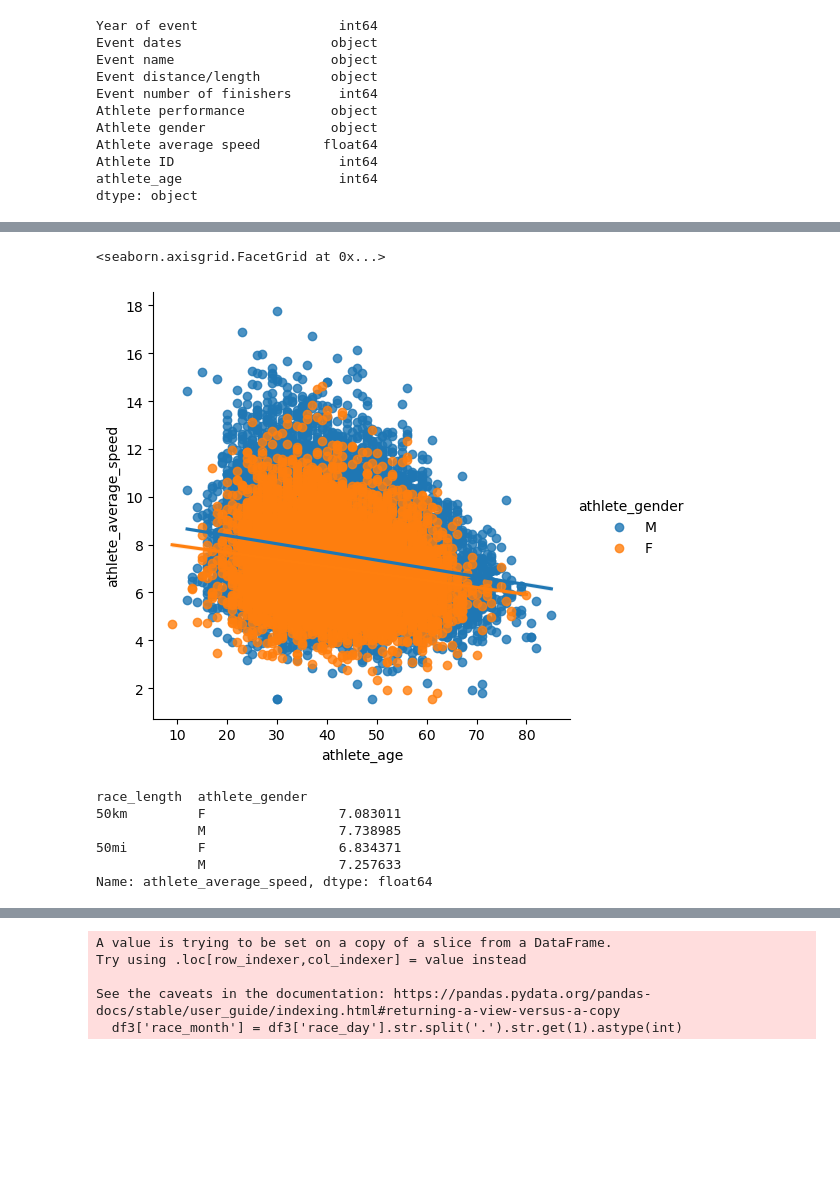
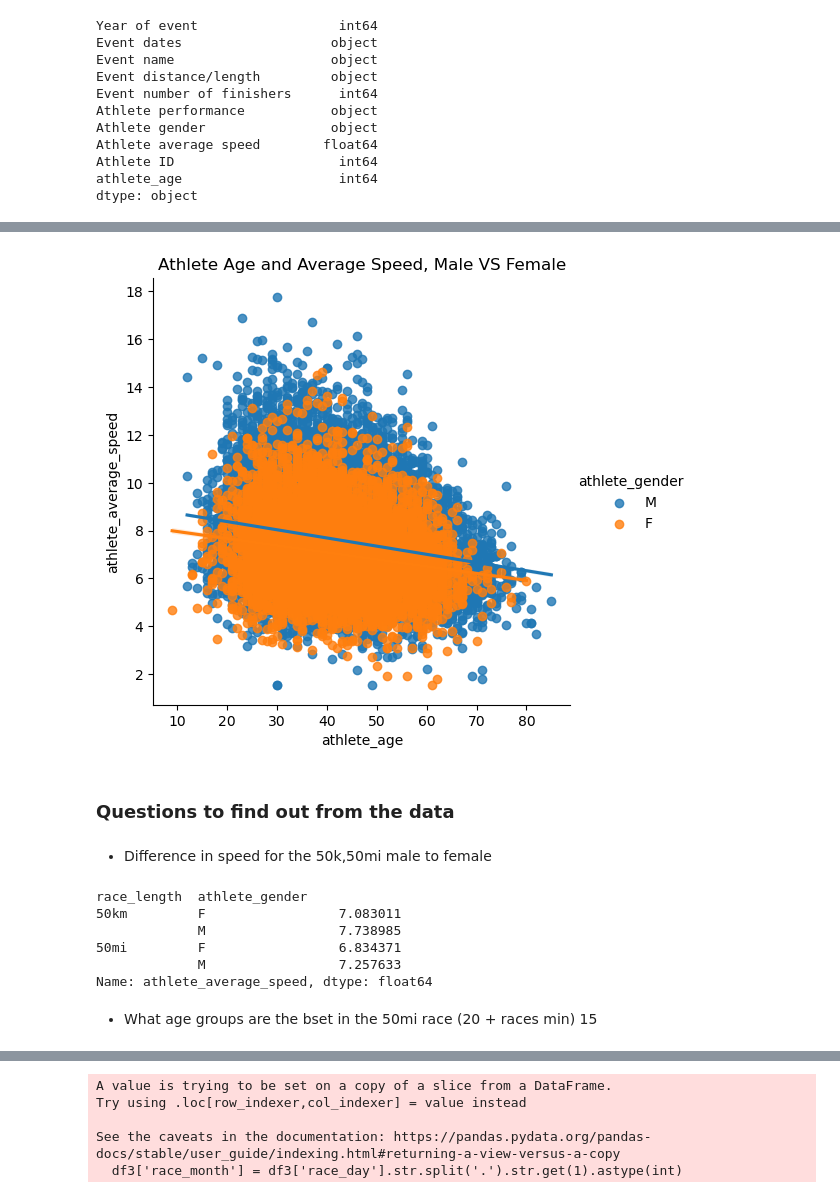
Before and after one commit to GiwonLee1999/Marathon-Analysis, a Jupyter notebook: EDA/Marathon.ipynb, the cells around one changed output, grey strips where cells are left out. Saved outputs shown, nothing was run; the diff lists cells and outputs as text; code cells hidden in the pictures; blank space fills up the shorter version.

```diff
--- a/EDA/Marathon.ipynb
+++ b/EDA/Marathon.ipynb
@@ -390,5 +402,6 @@ sns.violinplot(data=df3, x='race_length', y='athlete_average_speed', hue='athlet
 # %%
-sns.lmplot(data=df3, x='athlete_age', y='athlete_average_speed',hue='athlete_gender')
+plot2 = sns.lmplot(data=df3, x='athlete_age', y='athlete_average_speed',hue='athlete_gender')
+plot2.savefig('plot2.png')
+plt.title("Athlete Age and Average Speed, Male VS Female");
 # %% [output]
-<seaborn.axisgrid.FacetGrid at 0x...>
-[figure, old version]
+[figure, new version]
@@ -399,3 +408,7 @@ sns.lmplot(data=df3, x='athlete_age', y='athlete_average_speed',hue='athlete_gen
+# %% [markdown]
+### Questions to find out from the data
+# %% [markdown]
+- Difference in speed for the 50k,50mi male to female
 # %%
 df3.groupby(['race_length','athlete_gender'])['athlete_average_speed'].mean()
 # %% [output]
@@ -410 +421,3 @@ Name: athlete_average_speed, dtype: float64
+# %% [markdown]
+- What age groups are the bset in the 50mi race (20 + races min) 15
 # %%
```
Also changed, not shown: parts of 60 cells of this notebook, 3 other files.
